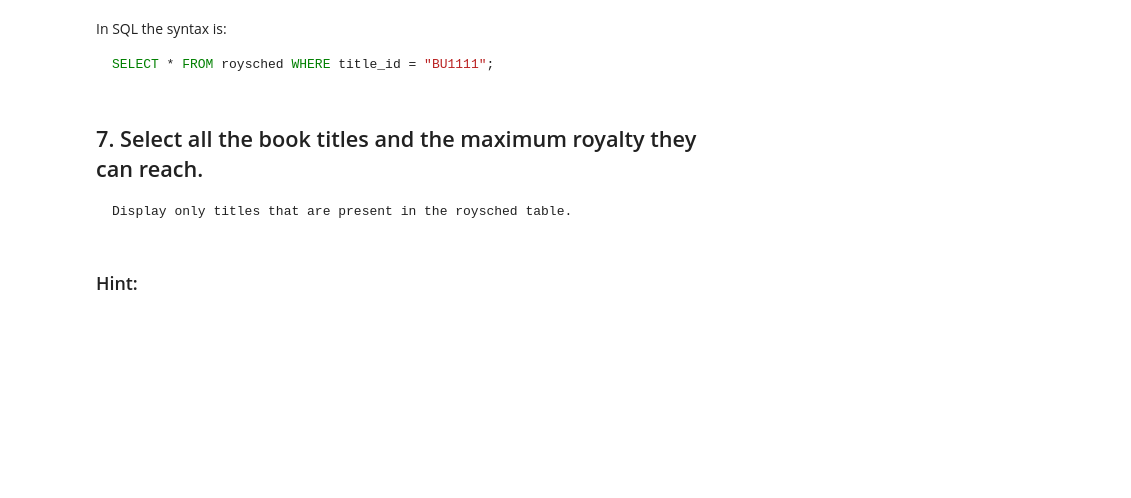
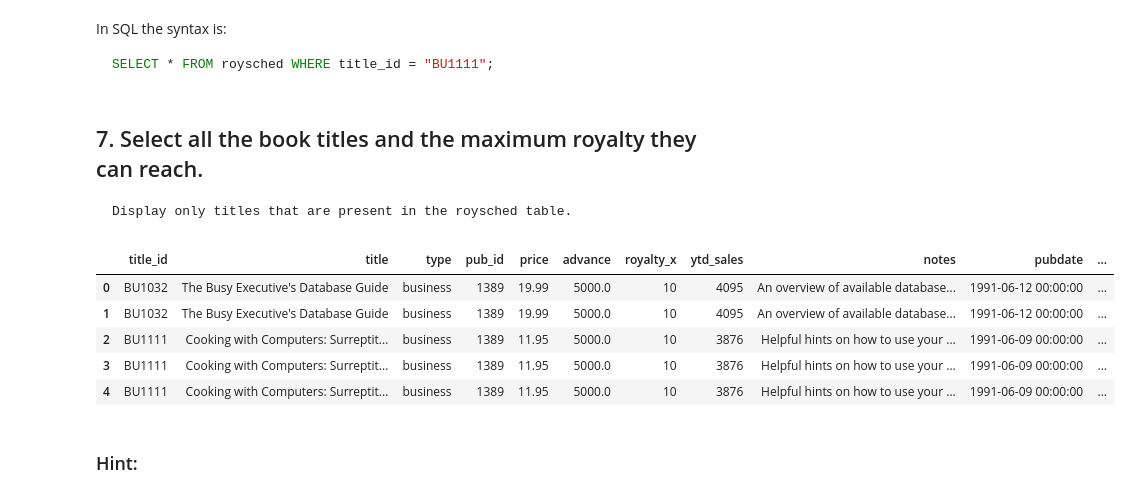
Before and after one commit to PhoenixCC0722/JoinTheGame_Magist, a Jupyter notebook: 11_bonus_challenges__sql_to_pd.ipynb, the cells around one changed output. Cells and saved outputs as stored; diff of their text form; code cells hidden in the pictures; blank space fills up the shorter version.

```diff
--- a/11_bonus_challenges__sql_to_pd.ipynb
+++ b/11_bonus_challenges__sql_to_pd.ipynb
@@ -275,6 +289,28 @@ SELECT * FROM roysched WHERE title_id = "BU1111";
 # %% [markdown]
 ## 7. Select all the book titles and the maximum royalty they can reach.
     Display only titles that are present in the roysched table.
+# %%
+#need to return to the original data and remove the former aggregation and then apply the new functions, otherwise the price_avg and price_count can not be found at all
+titles = pd.read_csv(gd_path(files_id["titles"]), sep=";")
+titles_original = titles.copy() # Make a copy of the original DataFrame before any aggregations
+titles = titles_original.copy() # Assuming 'titles_original' is your original DataFrame before any aggregations
+titles.head()
+
+roysched = pd.read_csv(gd_path(files_id["roysched"]), sep=";")
+roysched_original = roysched.copy() # Make a copy of the original DataFrame before any aggregations
+roysched = roysched_original.copy() # Assuming 'titles_original' is your original DataFrame before any aggregations
+roysched.head()
+
+df_merge = pd.merge(titles, roysched, how='inner', on='title_id')
+df_merge.head() #why here comes the royalty_x and royalty_y????
+#df_merge.groupby('title')['royalty'].max(ascending=False)
+# %% [output]
+|  | title_id | title | type | pub_id | price | advance | royalty_x | ytd_sales | notes | pubdate | ... |
+| 0 | BU1032 | The Busy Executive's Database Guide | business | 1389 | 19.99 | 5000.0 | 10 | 4095 | An overview of available database... | 1991-06-12 00:00:00 | ... |
+| 1 | BU1032 | The Busy Executive's Database Guide | business | 1389 | 19.99 | 5000.0 | 10 | 4095 | An overview of available database... | 1991-06-12 00:00:00 | ... |
+| 2 | BU1111 | Cooking with Computers: Surreptit... | business | 1389 | 11.95 | 5000.0 | 10 | 3876 | Helpful hints on how to use your ... | 1991-06-09 00:00:00 | ... |
+| 3 | BU1111 | Cooking with Computers: Surreptit... | business | 1389 | 11.95 | 5000.0 | 10 | 3876 | Helpful hints on how to use your ... | 1991-06-09 00:00:00 | ... |
+| 4 | BU1111 | Cooking with Computers: Surreptit... | business | 1389 | 11.95 | 5000.0 | 10 | 3876 | Helpful hints on how to use your ... | 1991-06-09 00:00:00 | ... |
 # %% [markdown]
 ### Hint:
 # %% [markdown]
```
Also changed, not shown: parts of 1 cell of this notebook.
